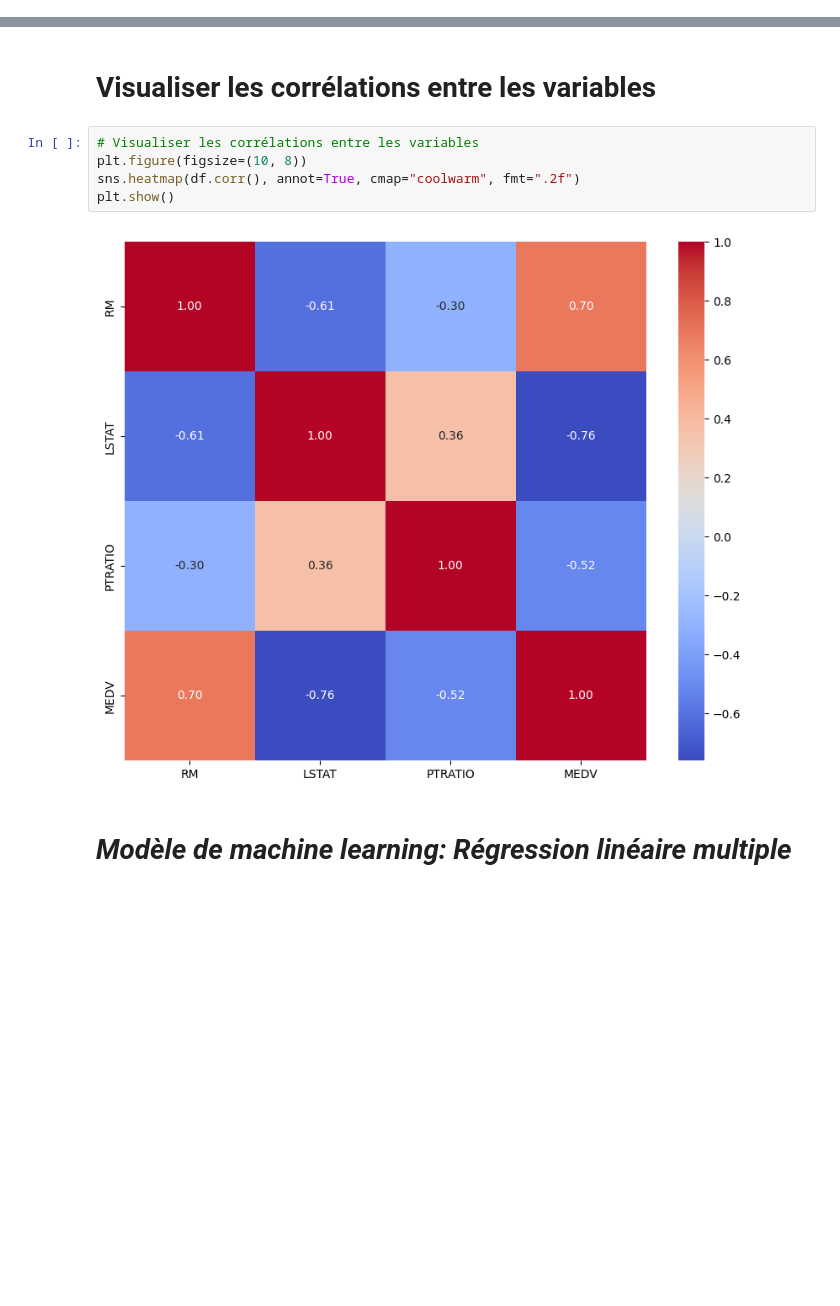
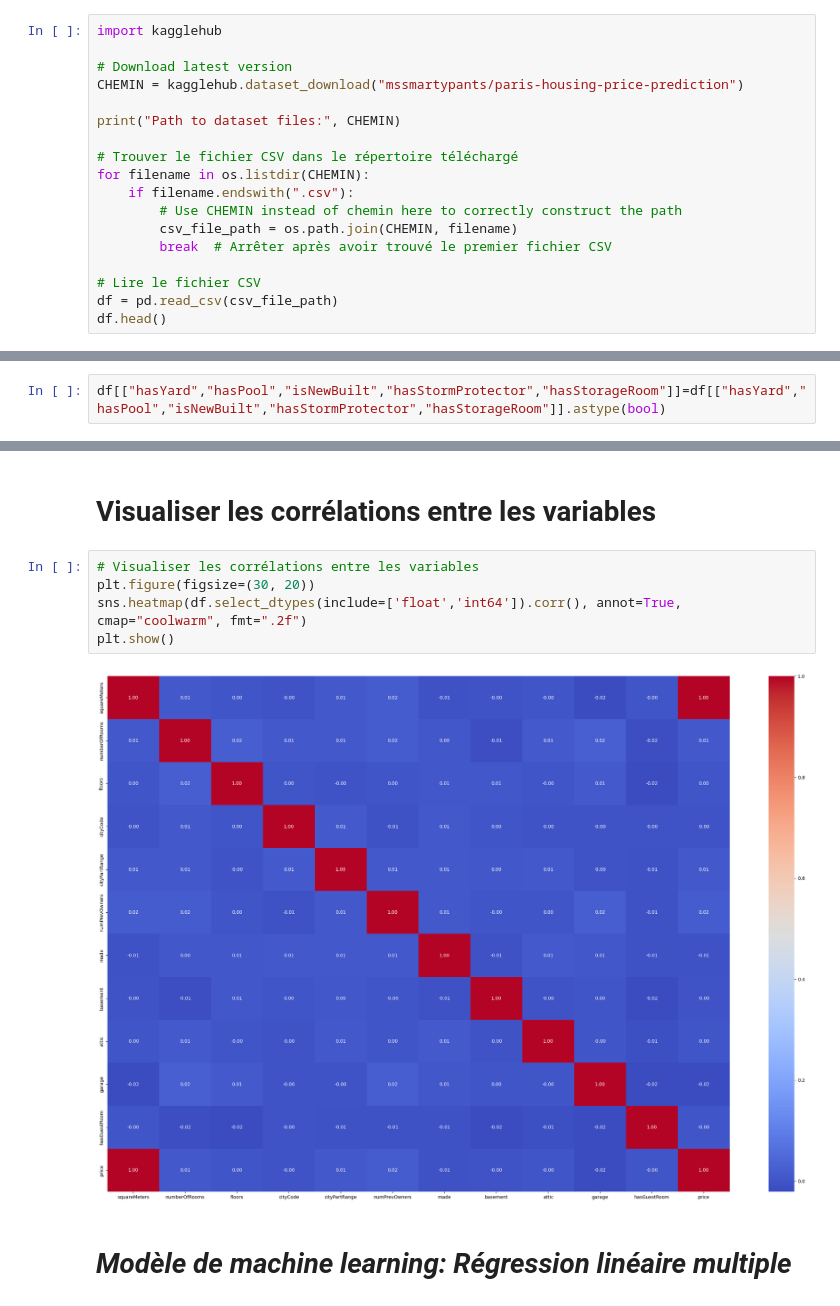
Before and after one commit to bigirimanainnocent12/Machine-Learning, a Jupyter notebook: prix_de_l'immobilier_en_fonction.ipynb, the cells around one changed output, grey strips where cells are left out. Drawn from its saved outputs; the diff is of its cells as text; blank space fills up the shorter version.

```diff
--- a/prix_de_l'immobilier_en_fonction.ipynb
+++ b/prix_de_l'immobilier_en_fonction.ipynb
@@ -49,0 +47,18 @@ df
+# %%
+import kagglehub
+
+# Download latest version
+CHEMIN = kagglehub.dataset_download("mssmartypants/paris-housing-price-prediction")
+
+print("Path to dataset files:", CHEMIN)
+
+# Trouver le fichier CSV dans le répertoire téléchargé
+for filename in os.listdir(CHEMIN):
+    if filename.endswith(".csv"):
+        # Use CHEMIN instead of chemin here to correctly construct the path
+        csv_file_path = os.path.join(CHEMIN, filename)
+        break  # Arrêter après avoir trouvé le premier fichier CSV
+
+# Lire le fichier CSV
+df = pd.read_csv(csv_file_path)
+df.head()
@@ -50,5 +74,7 @@ df
 # %% [markdown]
 # **Informations sur les variables**
+# %%
+df[["hasYard","hasPool","isNewBuilt","hasStormProtector","hasStorageRoom"]]=df[["hasYard","hasPool","isNewBuilt","hasStormProtector","hasStorageRoom"]].astype(bool)
 # %%
 df.info()
 # %% [output]
@@ -109,11 +235,11 @@ Text(0.5, 1.0, 'Nuage des points entre PTRATIO et MEDV')
 # **Visualiser les corrélations entre les variables**
 # %%
 # Visualiser les corrélations entre les variables
-plt.figure(figsize=(10, 8))
-sns.heatmap(df.corr(), annot=True, cmap="coolwarm", fmt=".2f")
+plt.figure(figsize=(30, 20))
+sns.heatmap(df.select_dtypes(include=['float','int64']).corr(), annot=True, cmap="coolwarm", fmt=".2f")
 plt.show()
 # %% [output]
-[figure, old version]
+[figure, new version]
 # %% [markdown]
 # ***Modèle de machine learning: Régression linéaire multiple***
 # %% [markdown]
```
Also changed, not shown: parts of 21 cells of this notebook.
